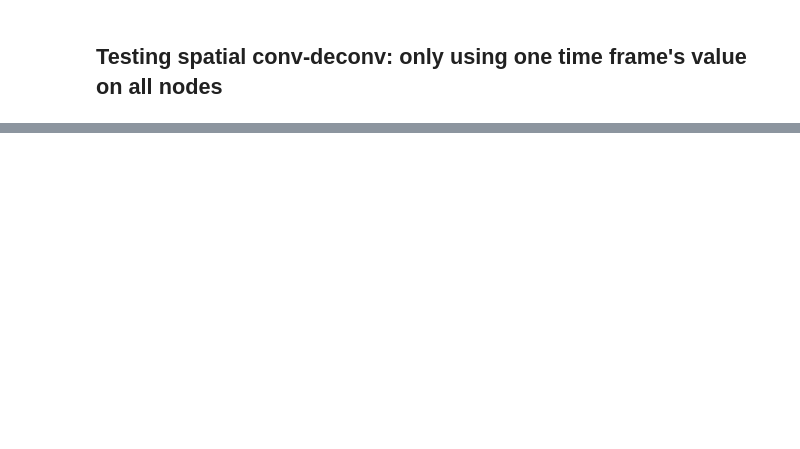
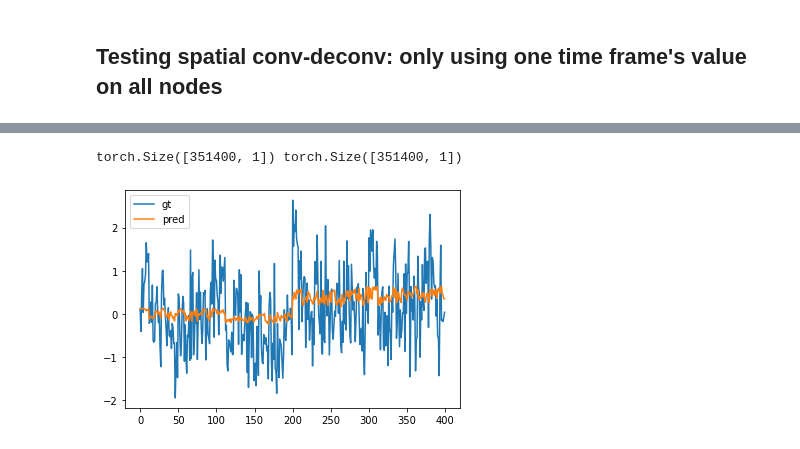
Before and after one commit to sklin93/Graph-WaveNet, a Jupyter notebook: simple_g_deconv.ipynb, the cells around one changed output, grey strips where cells are left out. Drawn from its saved outputs; the diff is of its cells as text; code cells hidden in the pictures; blank space fills up the shorter version.

```diff
--- a/simple_g_deconv.ipynb
+++ b/simple_g_deconv.ipynb
@@ -38,0 +66,22 @@ with open(CRASH_fname, 'rb') as handle:
+# %%
+from torch_geometric.nn import GATConv, GCNConv
+
+class Net(torch.nn.Module):
+    def __init__(self, h=32):
+        super(Net, self).__init__()
+        self.gat = nn.ModuleList()
+        self.gat.append(GCNConv(1, h))
+        self.gat.append(GCNConv(h, h))
+        self.gat.append(GCNConv(h, 1))
+
+    def forward(self, data):
+        x, edge_index = data.x, data.edge_index
+
+        for i in range(len(self.gat)-1):
+            x = self.gat[i](x, edge_index)
+            x = F.relu(x)
+#             x = F.dropout(x, p=0.1, training=self.training)
+        x = self.gat[-1](x, edge_index)
+        return x
+
+model = Net().to(device)
@@ -38,0 +157,23 @@ with open(CRASH_fname, 'rb') as handle:
+# %%
+# test
+test_data = []
+for i in range(nTrain+nValid, nTrain+nValid+nTest):
+    edge_index, edge_weight = from_scipy_sparse_matrix(sp.coo_matrix(scs[adj_mx_idx[i]]))
+    x = torch.tensor(_input[i][5][:,None],dtype=torch.float)
+    y = torch.tensor(_input[i][6][:,None],dtype=torch.float)
+    test_data.append(Data(x=x, y=y, edge_index=edge_index, edge_attr=edge_weight).to(device))
+test_loader = DataLoader(test_data, batch_size=len(test_data))
+test_data = next(iter(test_loader))
+
+model.eval()
+with torch.no_grad():
+    out = model(test_data)
+print(test_data.y.shape, out.shape)
+
+plt.plot(test_data.y[:400].squeeze().detach().cpu().numpy(),label='gt')
+plt.plot(out[:400].squeeze().detach().cpu().numpy(),label='pred')
+plt.legend()
+plt.show()
+# %% [output]
+torch.Size([351400, 1]) torch.Size([351400, 1])
+[figure, added]
```
Also changed, not shown: parts of 16 cells of this notebook, 3 other files.
